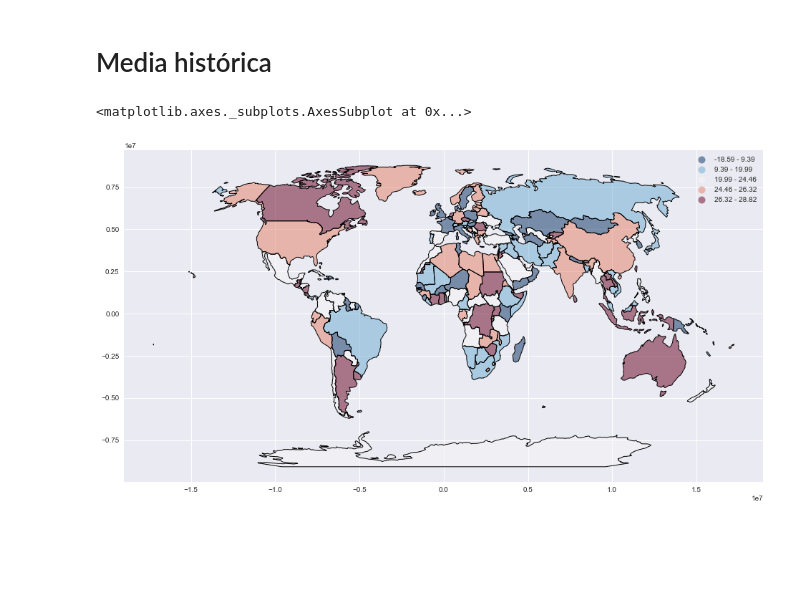
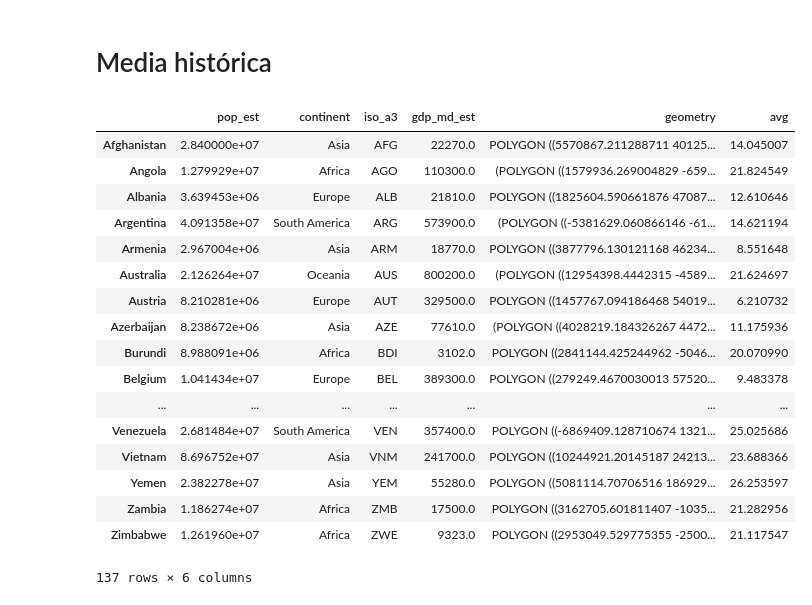
Before and after one commit to smcsicardi/metnum-tp3, a Jupyter notebook: Mapas.ipynb, the cells around one changed output. Cells and saved outputs as stored; diff of their text form; code cells hidden in the pictures; blank space fills up the shorter version.

```diff
--- a/Mapas.ipynb
+++ b/Mapas.ipynb
@@ -44,14 +44,29 @@ data1960_1990.head()
 # Media histórica
 # %%
 means = df.groupby('country', as_index=False)['avg'].mean()
-means.set_index('country')
+means = means.set_index('country')
 
 world = gpd.read_file(gpd.datasets.get_path('naturalearth_lowres'))
-world.set_index('name')
-join = world.join(means)
-join = join.to_crs('+proj=natearth')
+world = world.set_index('name')
+join = world.join(means, how='inner').to_crs('+proj=natearth')
 join.plot(column='avg', cmap='RdBu_r', scheme='quantiles', legend=True)
 # %% [output]
+|  | pop_est | continent | iso_a3 | gdp_md_est | geometry | avg |
+| Afghanistan | 2.840000e+07 | Asia | AFG | 22270.0 | POLYGON ((5570867.211288711 40125... | 14.045007 |
+| Angola | 1.279929e+07 | Africa | AGO | 110300.0 | (POLYGON ((1579936.269004829 -659... | 21.824549 |
+| Albania | 3.639453e+06 | Europe | ALB | 21810.0 | POLYGON ((1825604.590661876 47087... | 12.610646 |
+| Argentina | 4.091358e+07 | South America | ARG | 573900.0 | (POLYGON ((-5381629.060866146 -61... | 14.621194 |
+| Armenia | 2.967004e+06 | Asia | ARM | 18770.0 | POLYGON ((3877796.130121168 46234... | 8.551648 |
+| Australia | 2.126264e+07 | Oceania | AUS | 800200.0 | (POLYGON ((12954398.4442315 -4589... | 21.624697 |
+| Austria | 8.210281e+06 | Europe | AUT | 329500.0 | POLYGON ((1457767.094186468 54019... | 6.210732 |
+| Azerbaijan | 8.238672e+06 | Asia | AZE | 77610.0 | (POLYGON ((4028219.184326267 4472... | 11.175936 |
+| Burundi | 8.988091e+06 | Africa | BDI | 3102.0 | POLYGON ((2841144.425244962 -5046... | 20.070990 |
+| Belgium | 1.041434e+07 | Europe | BEL | 389300.0 | POLYGON ((279249.4670030013 57520... | 9.483378 |
+| ... | ... | ... | ... | ... | ... | ... |
+| Venezuela | 2.681484e+07 | South America | VEN | 357400.0 | POLYGON ((-6869409.128710674 1321... | 25.025686 |
+| Vietnam | 8.696752e+07 | Asia | VNM | 241700.0 | POLYGON ((10244921.20145187 24213... | 23.688366 |
+| Yemen | 2.382278e+07 | Asia | YEM | 55280.0 | POLYGON ((5081114.70706516 186929... | 26.253597 |
+| Zambia | 1.186274e+07 | Africa | ZMB | 17500.0 | POLYGON ((3162705.601811407 -1035... | 21.282956 |
+| Zimbabwe | 1.261960e+07 | Africa | ZWE | 9323.0 | POLYGON ((2953049.529775355 -2500... | 21.117547 |
-<matplotlib.axes._subplots.AxesSubplot at 0x...>
+137 rows × 6 columns
-[figure, removed]
 # %%
```
Also changed, not shown: parts of 1 cell of this notebook, 2 other files.
